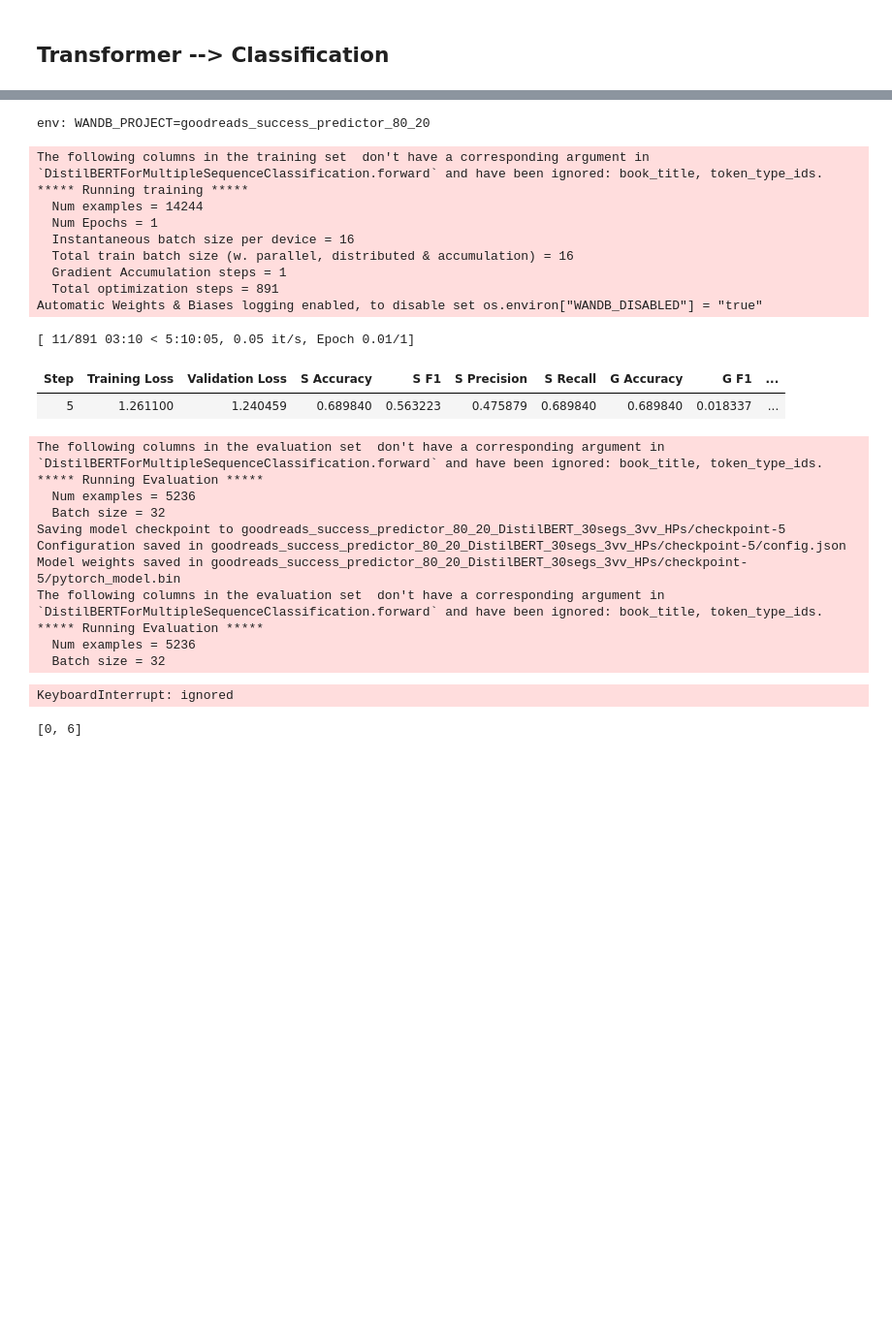
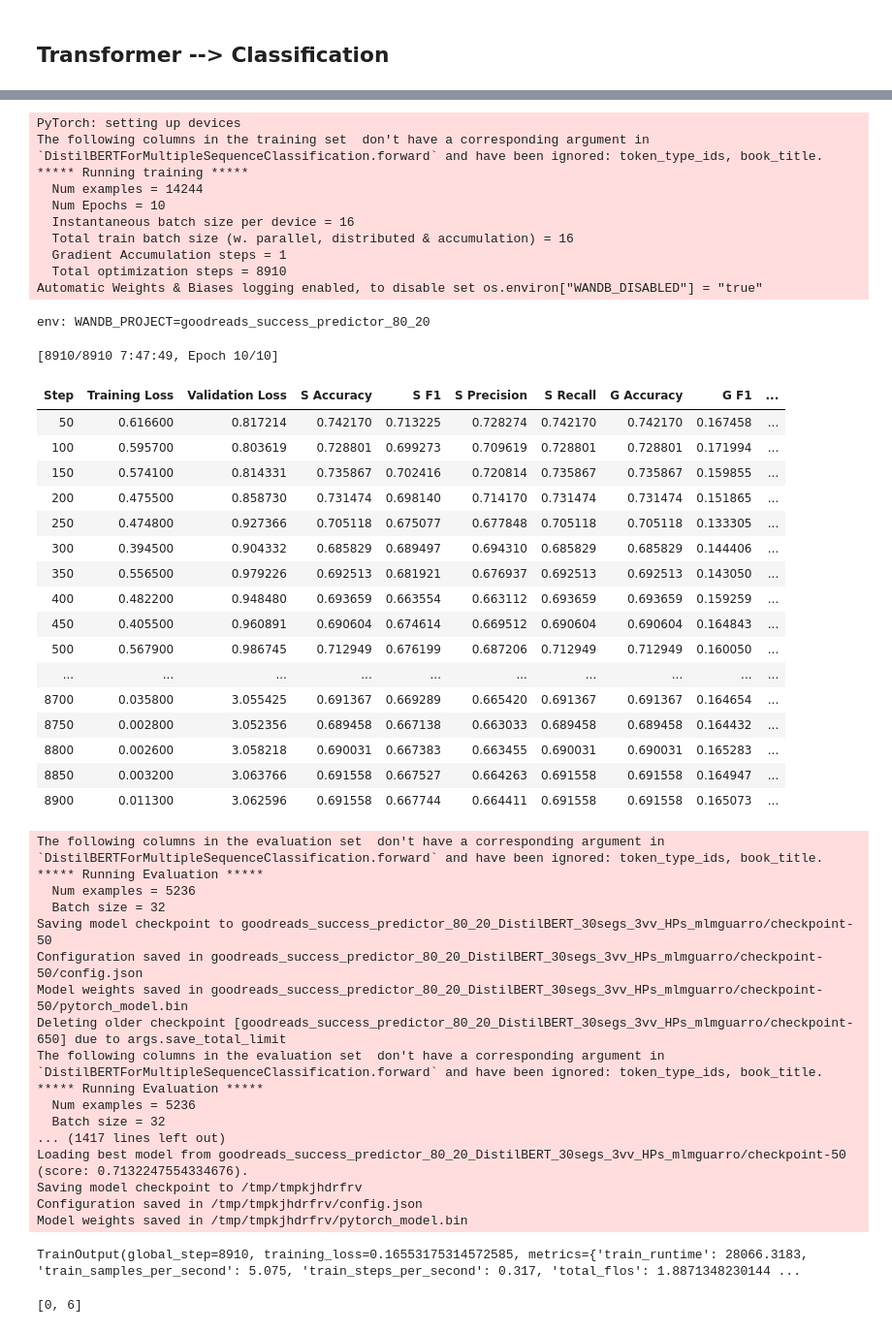
Before and after one commit to lucaguarro/BookSuccessPredictor, a Jupyter notebook: ModelTraining/Gr_s1_dupe_for_concurrency.ipynb, the cells around one changed output, grey strips where cells are left out. Shown: that part at 97% size. Drawn from its saved outputs; the diff is of its cells as text; code cells hidden in the pictures; blank space fills up the shorter version.

```diff
--- a/ModelTraining/Gr_s1_dupe_for_concurrency.ipynb
+++ b/ModelTraining/Gr_s1_dupe_for_concurrency.ipynb
@@ -383,7 +417,8 @@ pretrained_model_name_or_path = config['Model']['name']
 
 if (eval(config['WandB']['use_WandB_pretrained'])):
   run = wandb.init()
-  artifact = run.use_artifact('lucaguarro/goodreads_success_predictor/model-1fajaalf:v0', type='model')
+  # artifact = run.use_artifact('lucaguarro/goodreads_success_predictor/model-1fajaalf:v0', type='model')
+  artifact = run.use_artifact('lucaguarro/goodreads_success_predictor/model-3d16pz7v:v0', type='model')
   pretrained_model_name_or_path = artifact.download()
 
 if (eval(config['Model']['multi_task'])):
@@ -391,7 +426,7 @@ if (eval(config['Model']['multi_task'])):
   if (config['Model']['name'] == 'distilbert-base-uncased'):
     from MultiTaskExtensions import DistilBERTForMultipleSequenceClassification
     db_config = DistilBertConfig.from_pretrained(pretrained_model_name_or_path)
-    db_config.update({'_name_or_path': pretrained_model_name_or_path, 'alpha': 0.5928, 'attention_dropout': 0.2436, 'dropout': 0.3877})
+    db_config.update({'_name_or_path': pretrained_model_name_or_path, 'alpha': 0.5928, 'attention_dropout': 0.2436, 'dropout': 0.3}) # dropout': 0.3877
     print(db_config)
     model = DistilBERTForMultipleSequenceClassification.from_pretrained(pretrained_model_name_or_path = db_config._name_or_path, config = db_config)
   else:
@@ -437,64 +479,86 @@ You should probably TRAIN this model on a down-stream task to be able to use it
 %env WANDB_PROJECT=goodreads_success_predictor_80_20
 
 training_args = TrainingArguments(
-    'goodreads_success_predictor_80_20_DistilBERT_30segs_3vv_HPs',
+    'goodreads_success_predictor_80_20_DistilBERT_30segs_3vv_HPs_mlmguarro',
     # output_dir='./results',          # output directory
-    num_train_epochs=1,              # total number of training epochs
+    num_train_epochs=10,              # total number of training epochs
     per_device_train_batch_size=16,  # batch size per device during training
     learning_rate=0.00003969,
     per_device_eval_batch_size=32,   # batch size for evaluation
     warmup_steps=0,                # number of warmup steps for learning rate scheduler
     warmup_ratio=0,
     weight_decay=0.1,               # strength of weight decay
     # logging_dir='./logs',            # directory for storing logs
     logging_steps=5,
     # gradient_accumulation_steps=2,
     evaluation_strategy = "steps",
-    eval_steps = 5, # prob better if set to 601 that way it evenly divides into the epochs
+    eval_steps = 50, # prob better if set to 601 that way it evenly divides into the epochs
     load_best_model_at_end = True,
     metric_for_best_model = 'eval_s_f1',
     greater_is_better = True,
     report_to = "wandb",
     save_total_limit = 5
     # learning rate, play around with weight_decay
     # select best model (and not the last one); use validation loss to pick the best model
 )
 
 trainer = Trainer(
     model=model,                         # the instantiated 🤗 Transformers model to be trained
     args=training_args,                  # training arguments, defined above
     train_dataset=chunked_encoded_dataset['train'],         # training dataset             # evaluation dataset
     eval_dataset=chunked_encoded_dataset['validation'],
     compute_metrics = compute_metrics
 )
 
 trainer.train()
 # %% [output]
-env: WANDB_PROJECT=goodreads_success_predictor_80_20
+PyTorch: setting up devices
+The following columns in the training set  don't have a corresponding argument in `DistilBERTForMultipleSequenceClassification.forward` and have been ignored: token_type_ids, book_title.
+***** Running training *****
+  Num examples = 14244
+  Num Epochs = 10
+  Instantaneous batch size per device = 16
+  Total train batch size (w. parallel, distributed & accumulation) = 16
+  Gradient Accumulation steps = 1
+  Total optimization steps = 8910
+Automatic Weights & Biases logging enabled, to disable set os.environ["WANDB_DISABLED"] = "true"
-The following columns in the training set  don't have a corresponding argument in `DistilBERTForMultipleSequenceClassification.forward` and have been ignored: book_title, token_type_ids.
-***** Running training *****
-  Num examples = 14244
-  Num Epochs = 1
-  Instantaneous batch size per device = 16
-  Total train batch size (w. parallel, distributed & accumulation) = 16
-  Gradient Accumulation steps = 1
-  Total optimization steps = 891
-Automatic Weights & Biases logging enabled, to disable set os.environ["WANDB_DISABLED"] = "true"
+env: WANDB_PROJECT=goodreads_success_predictor_80_20
-[ 11/891 03:10 < 5:10:05, 0.05 it/s, Epoch 0.01/1]
+[8910/8910 7:47:49, Epoch 10/10]
 | Step | Training Loss | Validation Loss | S Accuracy | S F1 | S Precision | S Recall | G Accuracy | G F1 | ... |
-| 5 | 1.261100 | 1.240459 | 0.689840 | 0.563223 | 0.475879 | 0.689840 | 0.689840 | 0.018337 | ... |
+| 50 | 0.616600 | 0.817214 | 0.742170 | 0.713225 | 0.728274 | 0.742170 | 0.742170 | 0.167458 | ... |
+| 100 | 0.595700 | 0.803619 | 0.728801 | 0.699273 | 0.709619 | 0.728801 | 0.728801 | 0.171994 | ... |
+| 150 | 0.574100 | 0.814331 | 0.735867 | 0.702416 | 0.720814 | 0.735867 | 0.735867 | 0.159855 | ... |
+| 200 | 0.475500 | 0.858730 | 0.731474 | 0.698140 | 0.714170 | 0.731474 | 0.731474 | 0.151865 | ... |
+| 250 | 0.474800 | 0.927366 | 0.705118 | 0.675077 | 0.677848 | 0.705118 | 0.705118 | 0.133305 | ... |
+| 300 | 0.394500 | 0.904332 | 0.685829 | 0.689497 | 0.694310 | 0.685829 | 0.685829 | 0.144406 | ... |
+| 350 | 0.556500 | 0.979226 | 0.692513 | 0.681921 | 0.676937 | 0.692513 | 0.692513 | 0.143050 | ... |
+| 400 | 0.482200 | 0.948480 | 0.693659 | 0.663554 | 0.663112 | 0.693659 | 0.693659 | 0.159259 | ... |
+| 450 | 0.405500 | 0.960891 | 0.690604 | 0.674614 | 0.669512 | 0.690604 | 0.690604 | 0.164843 | ... |
+| 500 | 0.567900 | 0.986745 | 0.712949 | 0.676199 | 0.687206 | 0.712949 | 0.712949 | 0.160050 | ... |
+| ... | ... | ... | ... | ... | ... | ... | ... | ... | ... |
+| 8700 | 0.035800 | 3.055425 | 0.691367 | 0.669289 | 0.665420 | 0.691367 | 0.691367 | 0.164654 | ... |
+| 8750 | 0.002800 | 3.052356 | 0.689458 | 0.667138 | 0.663033 | 0.689458 | 0.689458 | 0.164432 | ... |
+| 8800 | 0.002600 | 3.058218 | 0.690031 | 0.667383 | 0.663455 | 0.690031 | 0.690031 | 0.165283 | ... |
+| 8850 | 0.003200 | 3.063766 | 0.691558 | 0.667527 | 0.664263 | 0.691558 | 0.691558 | 0.164947 | ... |
+| 8900 | 0.011300 | 3.062596 | 0.691558 | 0.667744 | 0.664411 | 0.691558 | 0.691558 | 0.165073 | ... |
-The following columns in the evaluation set  don't have a corresponding argument in `DistilBERTForMultipleSequenceClassification.forward` and have been ignored: book_title, token_type_ids.
+The following columns in the evaluation set  don't have a corresponding argument in `DistilBERTForMultipleSequenceClassification.forward` and have been ignored: token_type_ids, book_title.
 ***** Running Evaluation *****
   Num examples = 5236
   Batch size = 32
-Saving model checkpoint to goodreads_success_predictor_80_20_DistilBERT_30segs_3vv_HPs/checkpoint-5
-Configuration saved in goodreads_success_predictor_80_20_DistilBERT_30segs_3vv_HPs/checkpoint-5/config.json
-Model weights saved in goodreads_success_predictor_80_20_DistilBERT_30segs_3vv_HPs/checkpoint-5/pytorch_model.bin
-The following columns in the evaluation set  don't have a corresponding argument in `DistilBERTForMultipleSequenceClassification.forward` and have been ignored: book_title, token_type_ids.
+Saving model checkpoint to goodreads_success_predictor_80_20_DistilBERT_30segs_3vv_HPs_mlmguarro/checkpoint-50
+Configuration saved in goodreads_success_predictor_80_20_DistilBERT_30segs_3vv_HPs_mlmguarro/checkpoint-50/config.json
+Model weights saved in goodreads_success_predictor_80_20_DistilBERT_30segs_3vv_HPs_mlmguarro/checkpoint-50/pytorch_model.bin
+Deleting older checkpoint [goodreads_success_predictor_80_20_DistilBERT_30segs_3vv_HPs_mlmguarro/checkpoint-650] due to args.save_total_limit
+The following columns in the evaluation set  don't have a corresponding argument in `DistilBERTForMultipleSequenceClassification.forward` and have been ignored: token_type_ids, book_title.
 ***** Running Evaluation *****
   Num examples = 5236
   Batch size = 32
+... (1417 lines left out)
+Loading best model from goodreads_success_predictor_80_20_DistilBERT_30segs_3vv_HPs_mlmguarro/checkpoint-50 (score: 0.7132247554334676).
+Saving model checkpoint to /tmp/tmpkjhdrfrv
+Configuration saved in /tmp/tmpkjhdrfrv/config.json
+Model weights saved in /tmp/tmpkjhdrfrv/pytorch_model.bin
-KeyboardInterrupt: ignored
+TrainOutput(global_step=8910, training_loss=0.16553175314572585, metrics={'train_runtime': 28066.3183, 'train_samples_per_second': 5.075, 'train_steps_per_second': 0.317, 'total_flos': 1.8871348230144 ...
 # %%
 chunked_encoded_dataset['train']['labels'][0]
 # %% [output]
```
Also changed, not shown: parts of 31 cells of this notebook, 6 other files.
